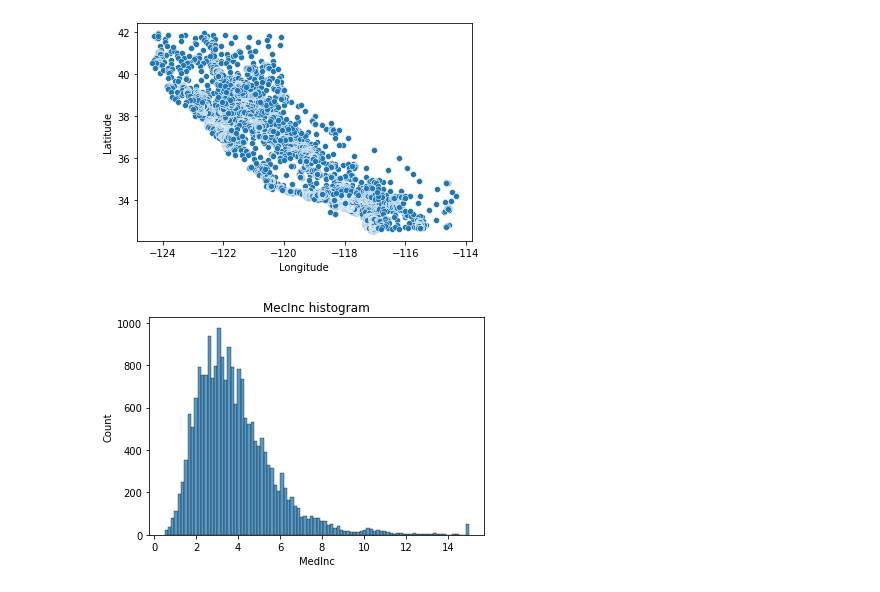
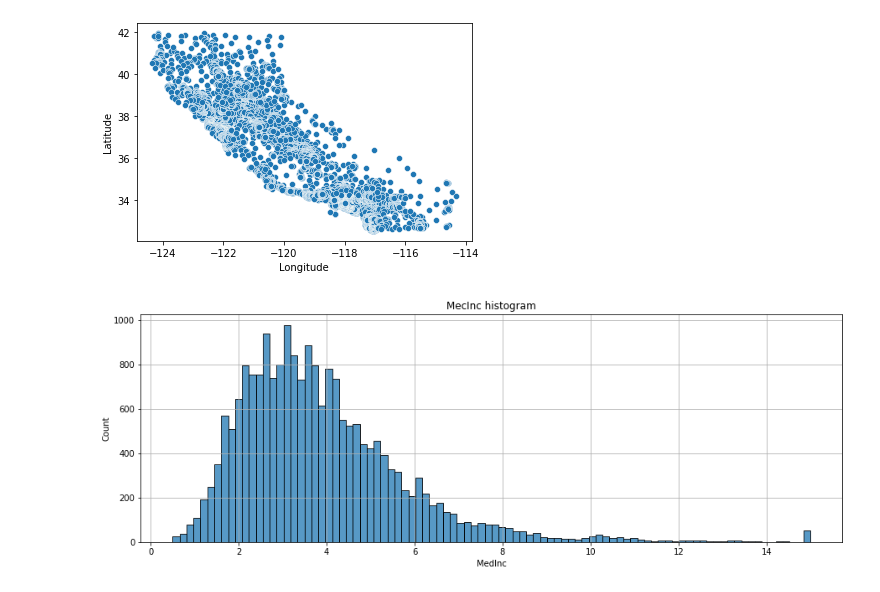
Before and after one commit to ilijalazarevic/ml_gitflow, a Jupyter notebook: session01/session01.ipynb, the cells around one changed output. Cells and saved outputs as stored; diff of their text form; code cells hidden in the pictures.

Commit message:
Update histogram graph

```diff
--- a/session01/session01.ipynb
+++ b/session01/session01.ipynb
@@ -42,7 +42,9 @@ sns.scatterplot(x=df['Longitude'], y=df['Latitude'])
 <AxesSubplot:xlabel='Longitude', ylabel='Latitude'>
 [figure]
 # %%
+plt.figure(figsize=(15, 5))
 sns.histplot(df['MedInc']);
 plt.title('MecInc histogram');
+plt.grid()
 # %% [output]
-[figure, old version]
+[figure, new version]
```
